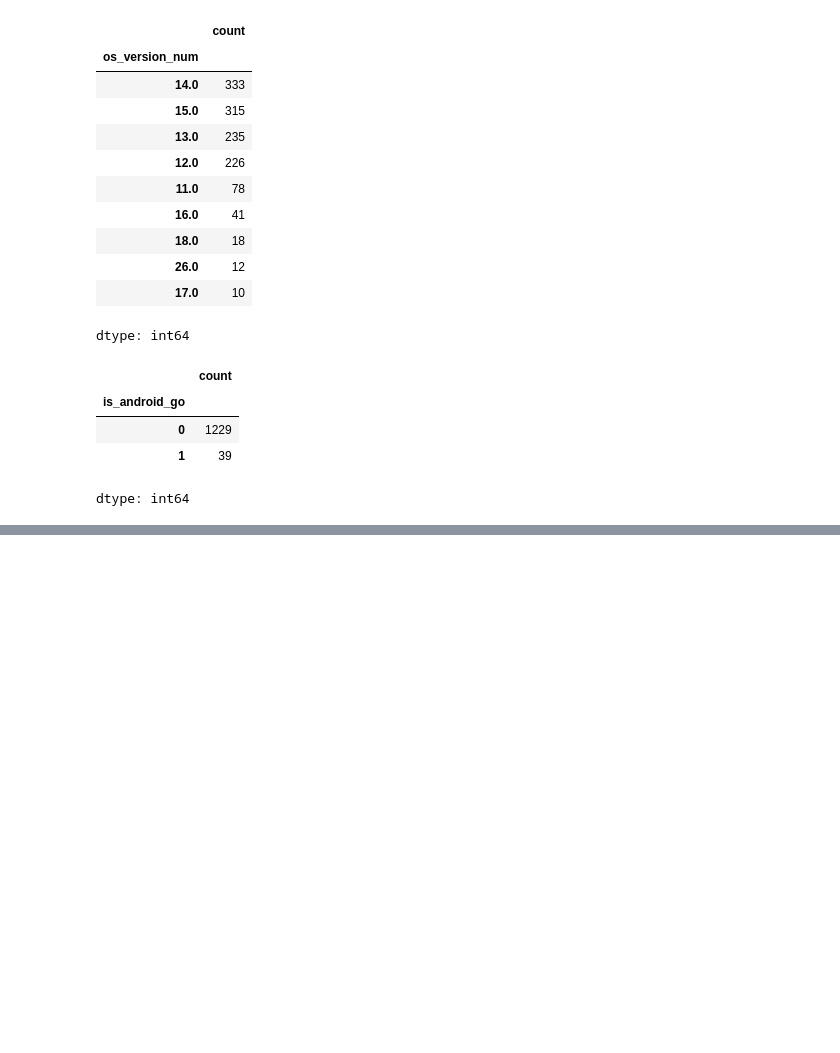
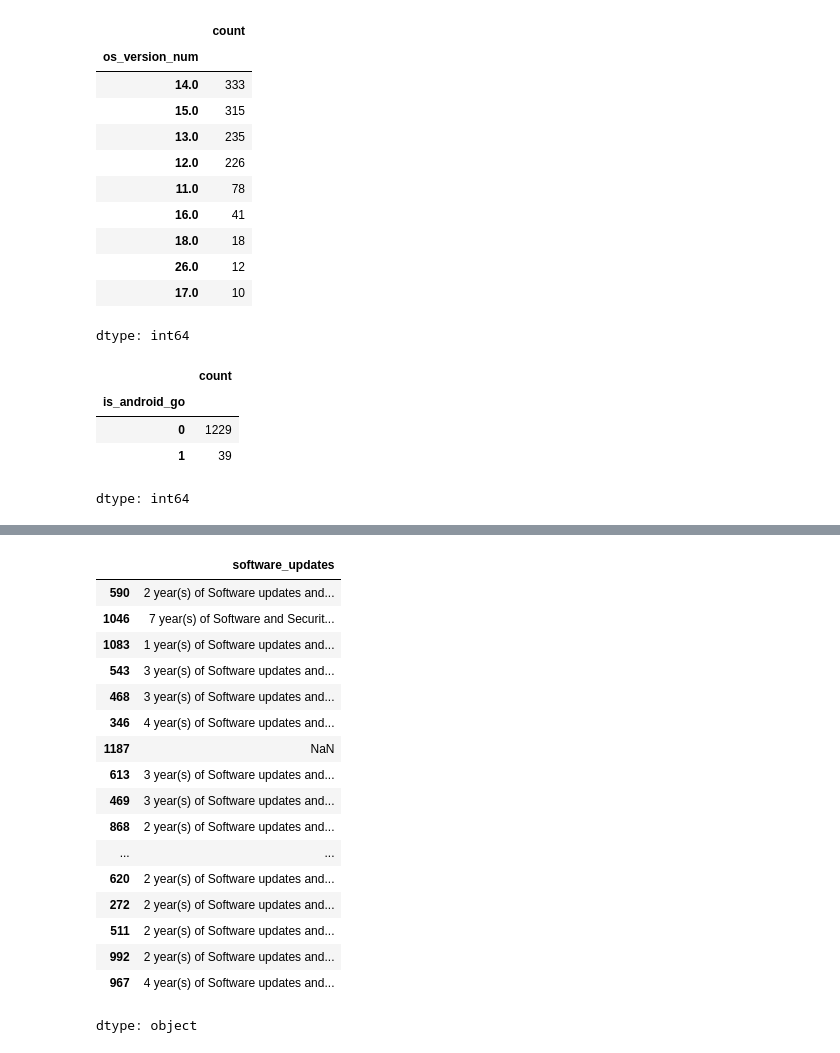
Before and after one commit to rajeshxdatascience/smartphone-recommender-system, a Jupyter notebook: SpecLens_AI_Data_Engineering.ipynb, the cells around one changed output, grey strips where cells are left out. Saved outputs shown, nothing was run; the diff lists cells and outputs as text; code cells hidden in the pictures; blank space fills up the shorter version.

```diff
--- a/SpecLens_AI_Data_Engineering.ipynb
+++ b/SpecLens_AI_Data_Engineering.ipynb
@@ -3961,0 +3984,21 @@ dtype: int64
+# %%
+df['software_updates'].sample(20)
+# %% [output]
+|  | software_updates |
+| 590 | 2 year(s) of Software updates and... |
+| 1046 | 7 year(s) of Software and Securit... |
+| 1083 | 1 year(s) of Software updates and... |
+| 543 | 3 year(s) of Software updates and... |
+| 468 | 3 year(s) of Software updates and... |
+| 346 | 4 year(s) of Software updates and... |
+| 1187 | NaN |
+| 613 | 3 year(s) of Software updates and... |
+| 469 | 3 year(s) of Software updates and... |
+| 868 | 2 year(s) of Software updates and... |
+| ... | ... |
+| 620 | 2 year(s) of Software updates and... |
+| 272 | 2 year(s) of Software updates and... |
+| 511 | 2 year(s) of Software updates and... |
+| 992 | 2 year(s) of Software updates and... |
+| 967 | 4 year(s) of Software updates and... |
+dtype: object
```
Also changed, not shown: parts of 46 cells of this notebook.
